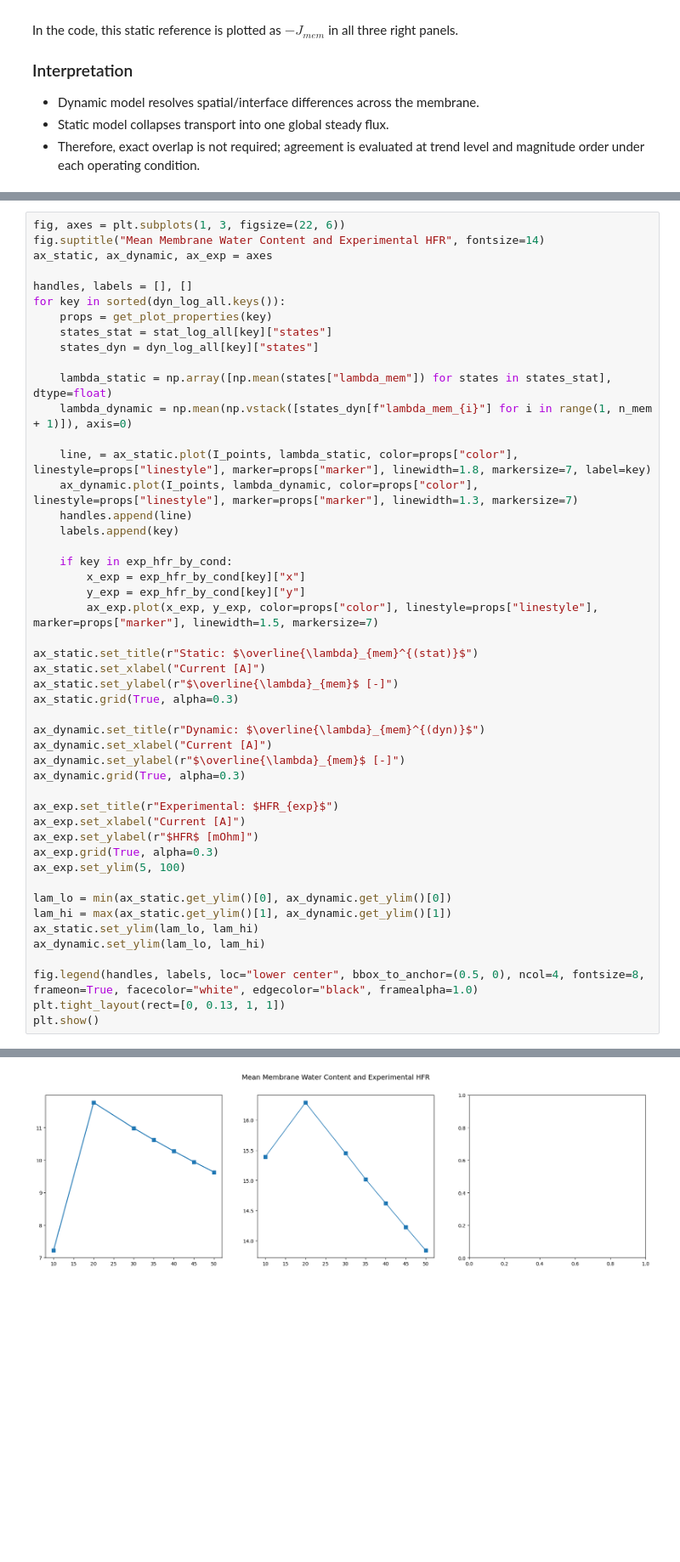
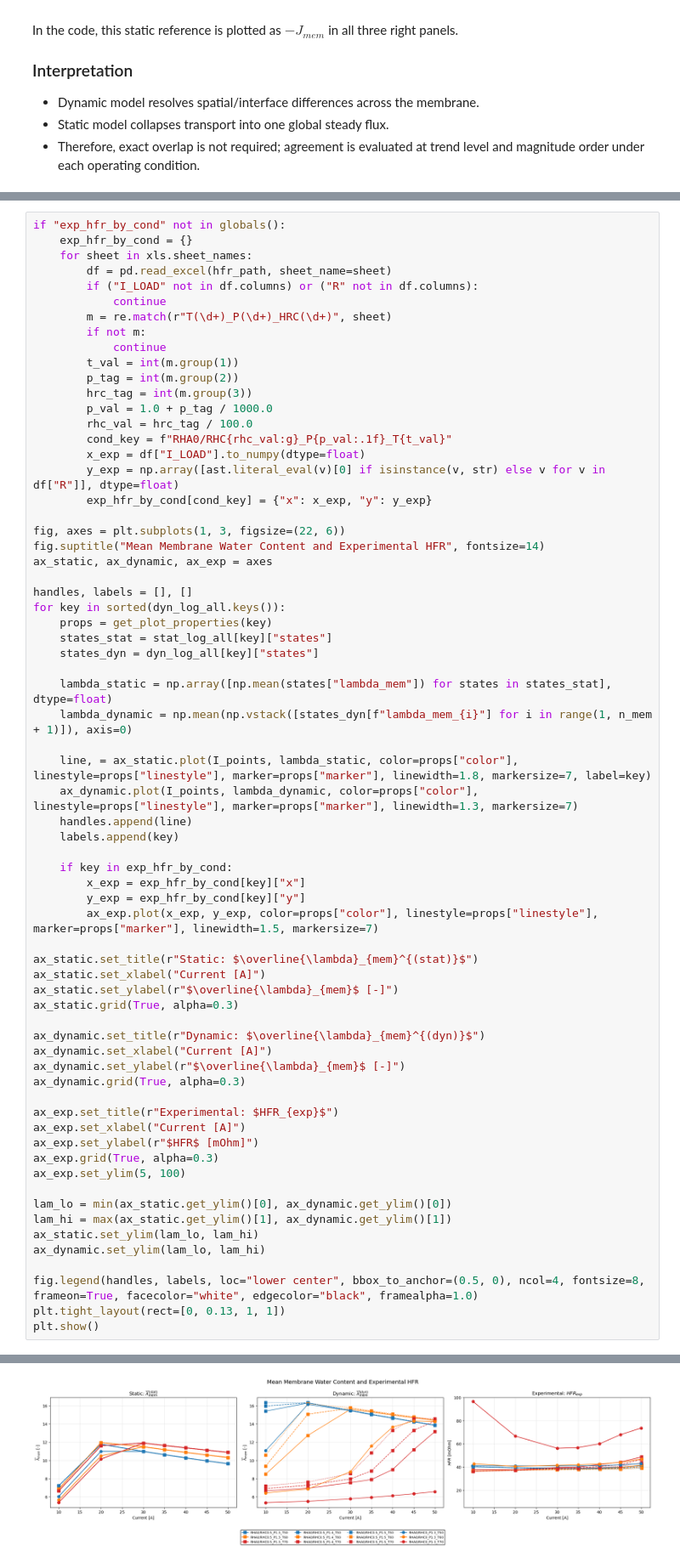
Before and after one commit to YuKwanH/DS-AlphaPEM, a Jupyter notebook: simulation/model/comparison/massflow.ipynb, the cells around one changed output, grey strips where cells are left out. Shown at 85% size. Drawn from its saved outputs; the diff is of its cells as text; blank space fills up the shorter version.

```diff
--- a/simulation/model/comparison/massflow.ipynb
+++ b/simulation/model/comparison/massflow.ipynb
@@ -473,6 +473,25 @@ plt.show()
 # %% [output]
 [figure]
 # %%
+if "exp_hfr_by_cond" not in globals():
+    exp_hfr_by_cond = {}
+    for sheet in xls.sheet_names:
+        df = pd.read_excel(hfr_path, sheet_name=sheet)
+        if ("I_LOAD" not in df.columns) or ("R" not in df.columns):
+            continue
+        m = re.match(r"T(\d+)_P(\d+)_HRC(\d+)", sheet)
+        if not m:
+            continue
+        t_val = int(m.group(1))
+        p_tag = int(m.group(2))
+        hrc_tag = int(m.group(3))
+        p_val = 1.0 + p_tag / 1000.0
+        rhc_val = hrc_tag / 100.0
+        cond_key = f"RHA0/RHC{rhc_val:g}_P{p_val:.1f}_T{t_val}"
+        x_exp = df["I_LOAD"].to_numpy(dtype=float)
+        y_exp = np.array([ast.literal_eval(v)[0] if isinstance(v, str) else v for v in df["R"]], dtype=float)
+        exp_hfr_by_cond[cond_key] = {"x": x_exp, "y": y_exp}
+
 fig, axes = plt.subplots(1, 3, figsize=(22, 6))
 fig.suptitle("Mean Membrane Water Content and Experimental HFR", fontsize=14)
 ax_static, ax_dynamic, ax_exp = axes
@@ -525,4 +543,4 @@ NameError: name 'exp_hfr_by_cond' is not defined
-[figure, old version]
+[figure, new version]
 # %% [markdown]
 ## High-Frequency Resistance (HFR) Calculation and Comparison
 
```
Also changed, not shown: parts of 1 cell of this notebook.
